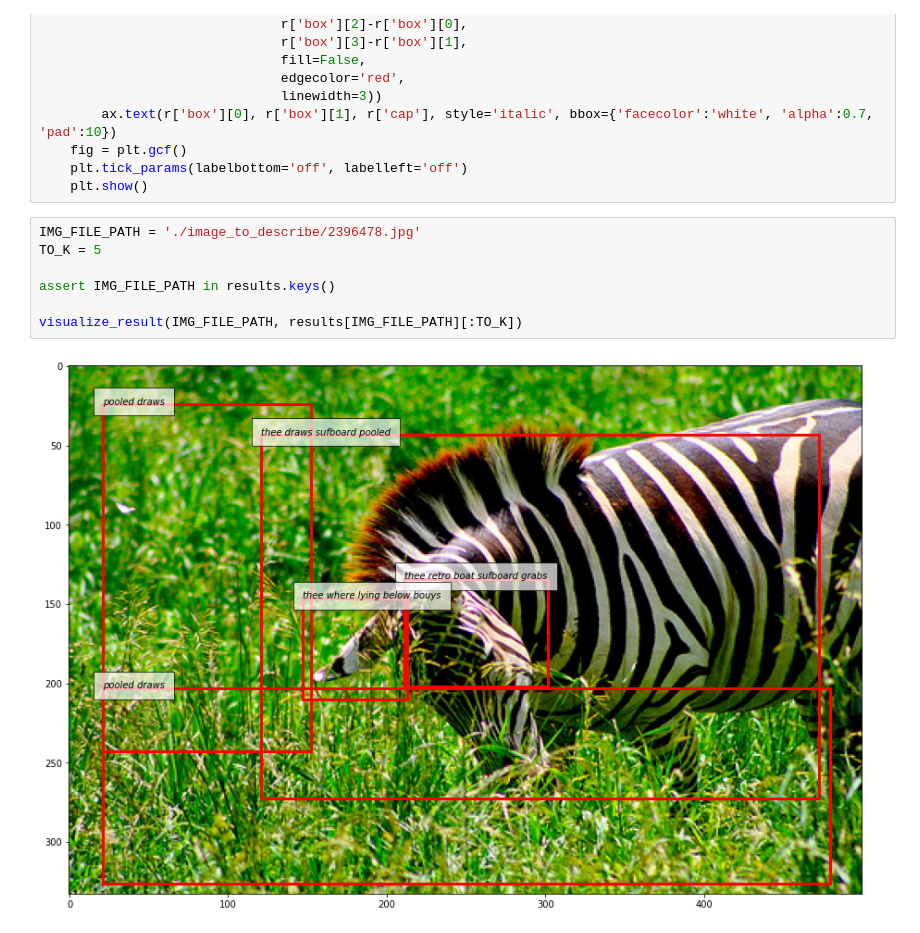
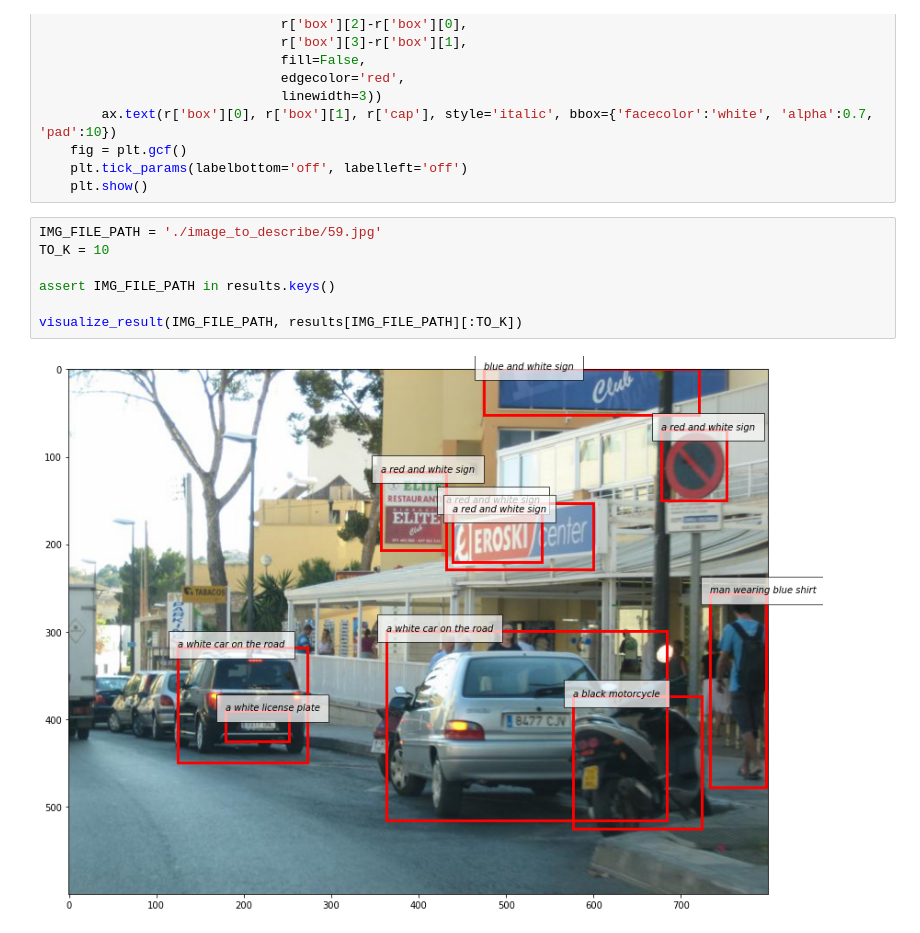
Before and after one commit to soloist97/densecap-pytorch, a Jupyter notebook: vg_dataset_visualization.ipynb, the cells around one changed output. Cells and saved outputs as stored; diff of their text form.

```diff
--- a/vg_dataset_visualization.ipynb
+++ b/vg_dataset_visualization.ipynb
@@ -174,11 +175,11 @@ def visualize_result(image_file_path, result):
     plt.tick_params(labelbottom='off', labelleft='off')
     plt.show()
 # %%
-IMG_FILE_PATH = './image_to_describe/2396478.jpg'
-TO_K = 5
+IMG_FILE_PATH = './image_to_describe/59.jpg'
+TO_K = 10
 
 assert IMG_FILE_PATH in results.keys()
 
 visualize_result(IMG_FILE_PATH, results[IMG_FILE_PATH][:TO_K])
 # %% [output]
-[figure, old version]
+[figure, new version]
```
Also changed, not shown: parts of 3 cells of this notebook, 7 other files.
